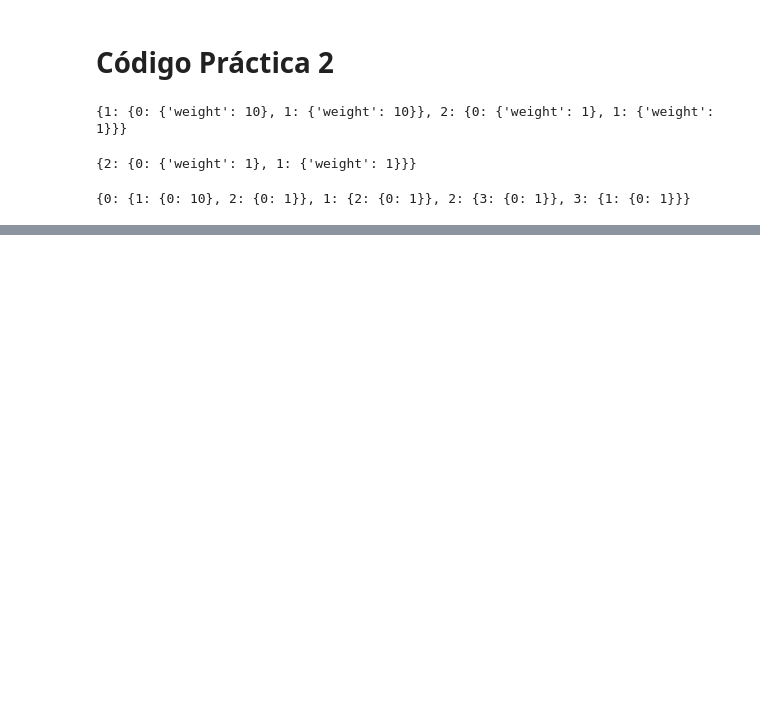
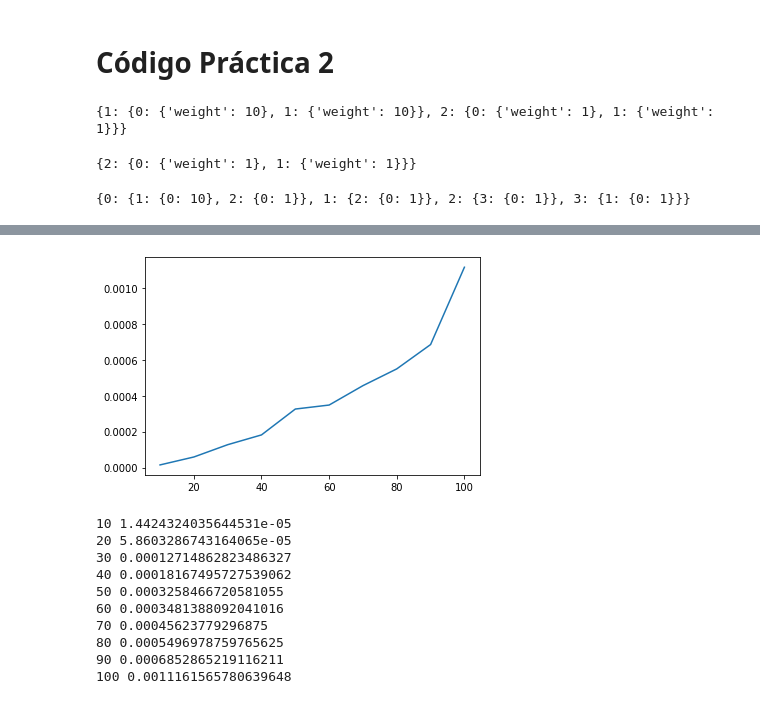
Before and after one commit to glorelvalle/DAALG, a Jupyter notebook: P2/P210.ipynb, the cells around one changed output, grey strips where cells are left out. Drawn from its saved outputs; the diff is of its cells as text; code cells hidden in the pictures; blank space fills up the shorter version.

```diff
--- a/P2/P210.ipynb
+++ b/P2/P210.ipynb
@@ -1031,3 +1063,22 @@ plt.show()
+# %%
+import time
+times = time_pda(10,10,100,10,0.1)
+plt.plot(list(times.keys()),list(times.values()))
+plt.show()
+for entry in times.keys():
+    print(entry,times[entry])
+# %% [output]
+[figure, added]
+10 1.4424324035644531e-05
+20 5.8603286743164065e-05
+30 0.00012714862823486327
+40 0.00018167495727539062
+50 0.0003258466720581055
+60 0.0003481388092041016
+70 0.00045623779296875
+80 0.0005496978759765625
+90 0.0006852865219116211
+100 0.0011161565780639648
 # %%
 def time_kruskal(n_graphs, n_nodes_ini, n_nodes_fin, step, prob, fl_cc):
     """
```
Also changed, not shown: parts of 4 cells of this notebook, 13 other files.
